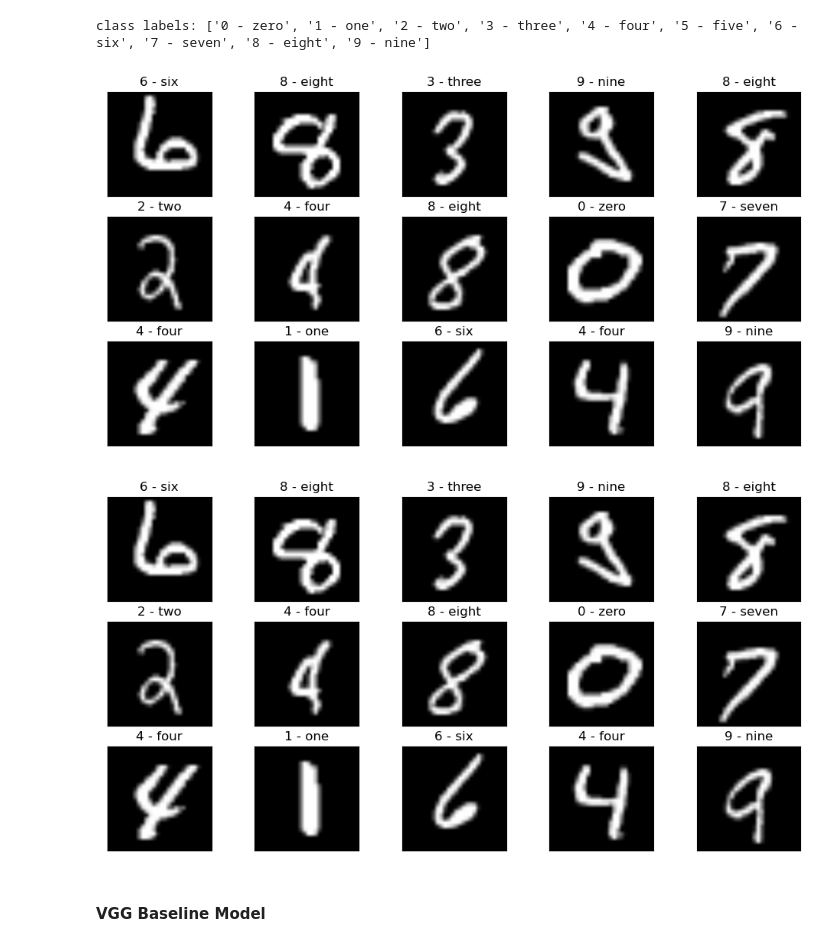
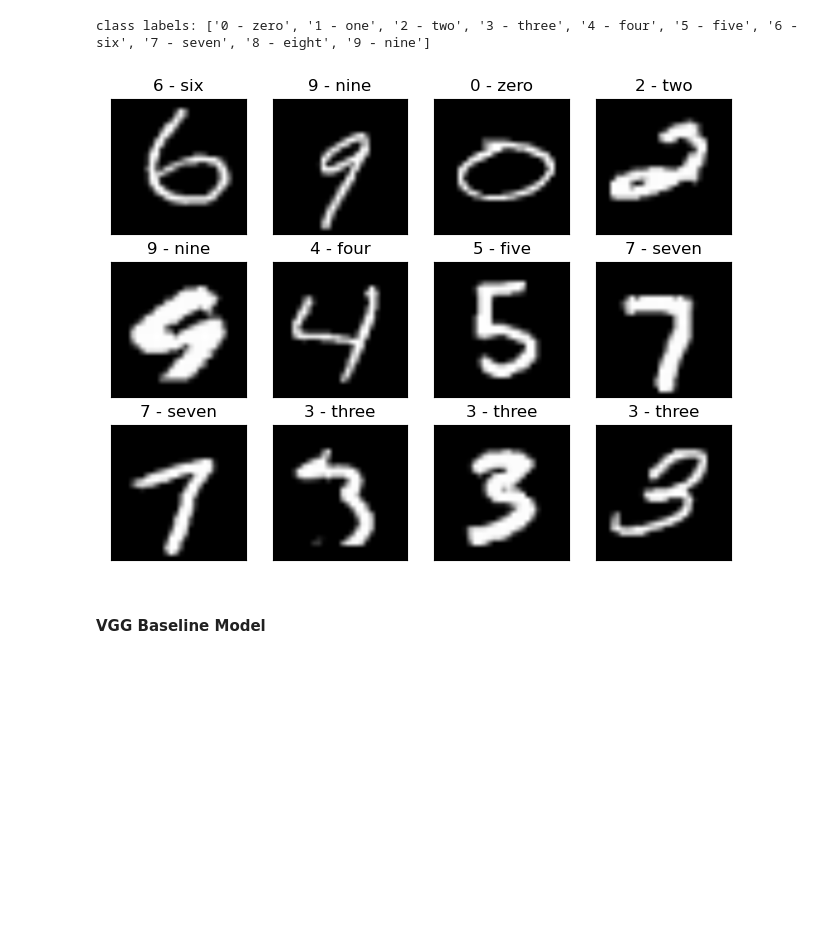
Before and after one commit to mustious/Deeper-Networks-for-Image-Classification, a Jupyter notebook: experiment_baseline_VGG_vanilla.ipynb, the cells around one changed output. Saved outputs shown, nothing was run; the diff lists cells and outputs as text; code cells hidden in the pictures; blank space fills up the shorter version.

Commit message:
changes display style

```diff
--- a/experiment_baseline_VGG_vanilla.ipynb
+++ b/experiment_baseline_VGG_vanilla.ipynb
@@ -203,10 +203,11 @@ print(f"class labels: {class_labels}")
 # %% [output]
 class labels: ['0 - zero', '1 - one', '2 - two', '3 - three', '4 - four', '5 - five', '6 - six', '7 - seven', '8 - eight', '9 - nine']
 # %%
-display_images(train_dataloader, class_labels=class_labels, n_cols=5, n_rows=3)
+display_images(train_dataloader, class_labels=class_labels, n_cols=4, n_rows=3, figsize=(8,6))
+plt.savefig("dataset_sample/MNIST_dataset_sample.jpg")
+plt.show()
 # %% [output]
-[figure, old version]
+[figure, new version]
-[figure, removed]
 # %% [markdown]
 #### VGG Baseline Model
 # %%
```
